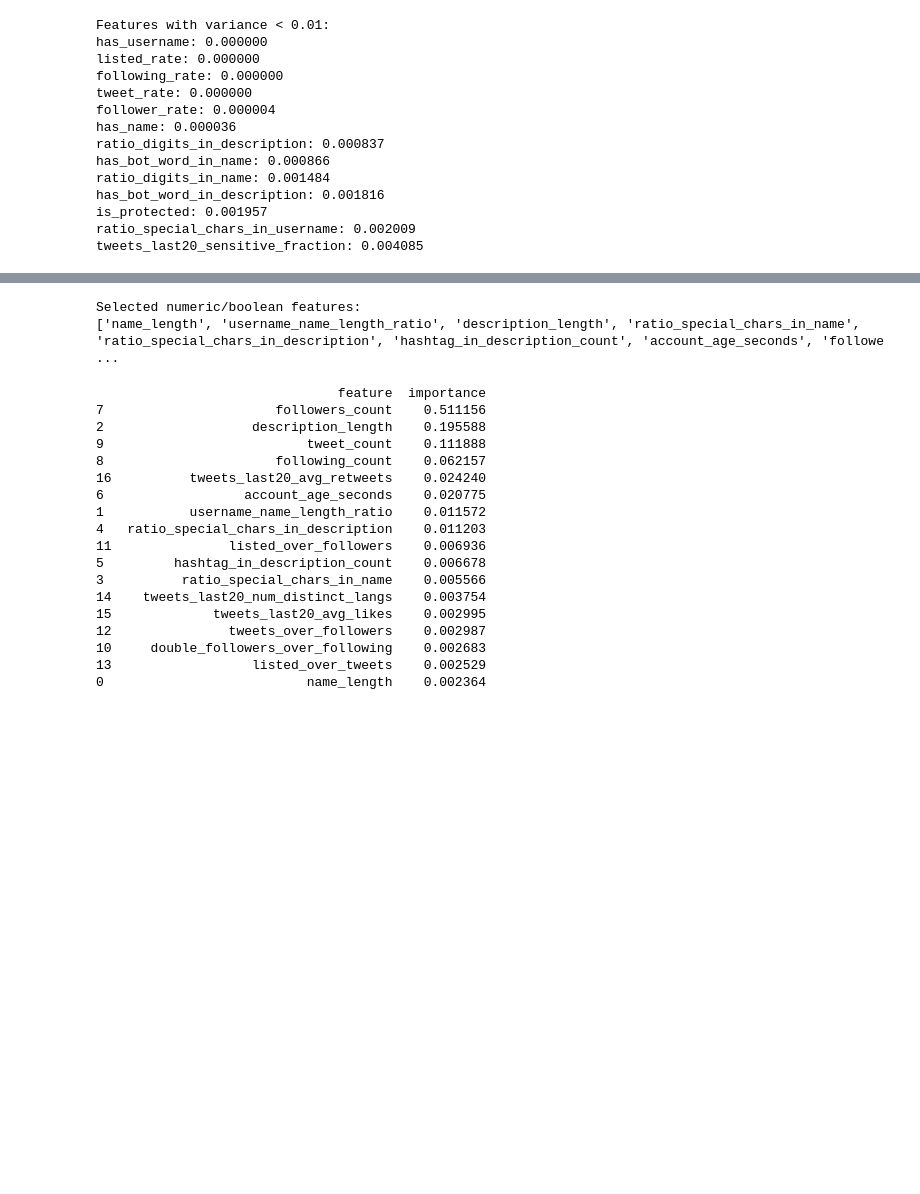
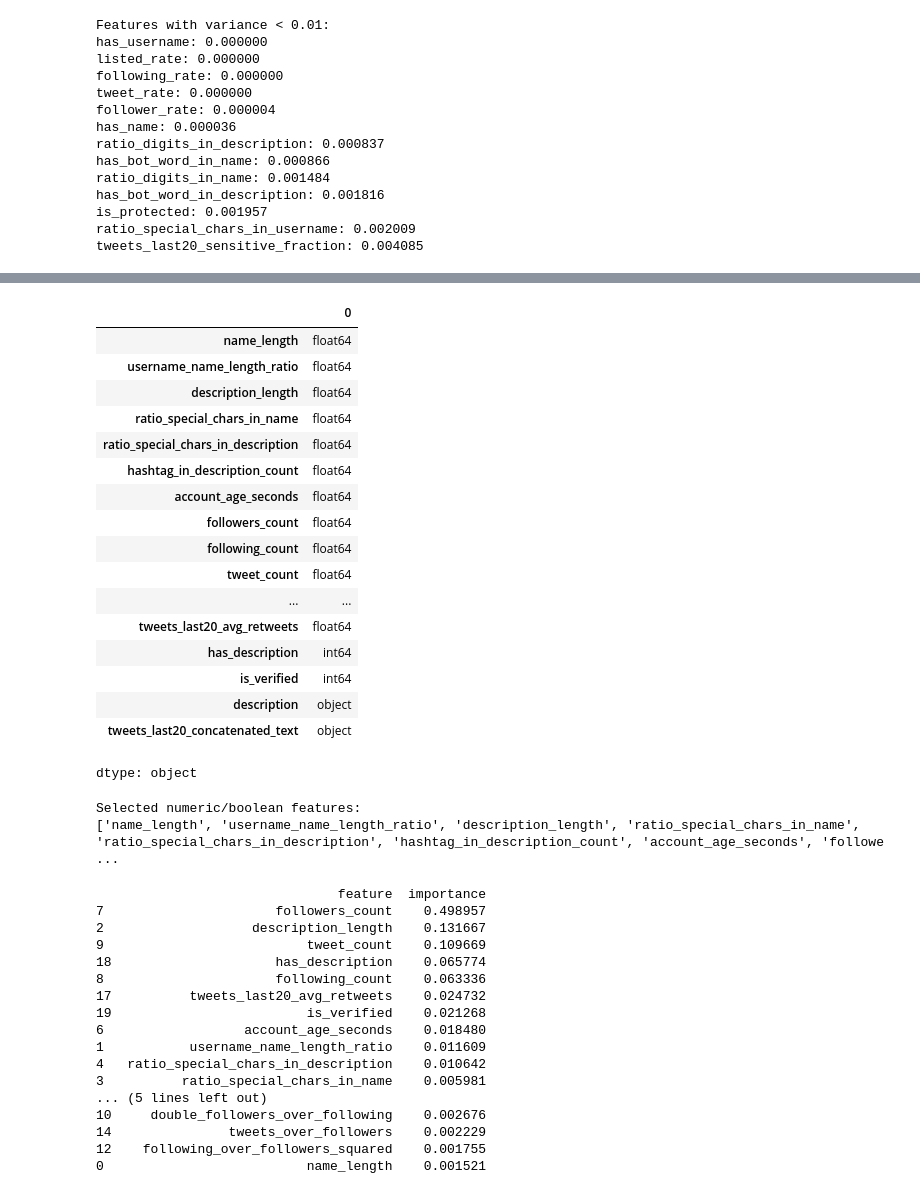
Before and after one commit to julwdo/NLP-project, a Jupyter notebook: NLP_Project_JW_Main.ipynb, the cells around one changed output, grey strips where cells are left out. Saved outputs shown, nothing was run; the diff lists cells and outputs as text; code cells hidden in the pictures; blank space fills up the shorter version.

```diff
--- a/NLP_Project_JW_Main.ipynb
+++ b/NLP_Project_JW_Main.ipynb
@@ -288,2 +281,23 @@ X_train_preprocessed_df.head(2)
+# %%
+X_train_selected_df.dtypes
+# %% [output]
+|  | 0 |
+| name_length | float64 |
+| username_name_length_ratio | float64 |
+| description_length | float64 |
+| ratio_special_chars_in_name | float64 |
+| ratio_special_chars_in_description | float64 |
+| hashtag_in_description_count | float64 |
+| account_age_seconds | float64 |
+| followers_count | float64 |
+| following_count | float64 |
+| tweet_count | float64 |
+| ... | ... |
+| tweets_last20_avg_retweets | float64 |
+| has_description | int64 |
+| is_verified | int64 |
+| description | object |
+| tweets_last20_concatenated_text | object |
+dtype: object
 # %%
 print("Selected numeric/boolean features:")
@@ -292,31 +306,30 @@ print(list(selected_num_cols) + list(selected_bool_cols))
 Selected numeric/boolean features:
 ['name_length', 'username_name_length_ratio', 'description_length', 'ratio_special_chars_in_name', 'ratio_special_chars_in_description', 'hashtag_in_description_count', 'account_age_seconds', 'followe ...
 # %%
-# Check feature importances -> numeric columns
-importances_num = sfm_num.estimator_.feature_importances_[model_mask_num]
+# Check feature importances
+importances = sfm.estimator_.feature_importances_[model_mask]
 
-feat_importances_num = pd.DataFrame({
-    "feature": selected_num_cols,
-    "importance": importances_num
+feat_importances = pd.DataFrame({
+    "feature": num_bool_cols_selected,
+    "importance": importances
 }).sort_values(by="importance", ascending=False)
 
-print(feat_importances_num)
+print(feat_importances)
 # %% [output]
                                feature  importance
-7                      followers_count    0.511156
-2                   description_length    0.195588
-9                          tweet_count    0.111888
-8                      following_count    0.062157
-16          tweets_last20_avg_retweets    0.024240
-6                  account_age_seconds    0.020775
-1           username_name_length_ratio    0.011572
-4   ratio_special_chars_in_description    0.011203
-11               listed_over_followers    0.006936
-5         hashtag_in_description_count    0.006678
-3          ratio_special_chars_in_name    0.005566
-14    tweets_last20_num_distinct_langs    0.003754
-15             tweets_last20_avg_likes    0.002995
-12               tweets_over_followers    0.002987
-10     double_followers_over_following    0.002683
-13                  listed_over_tweets    0.002529
-0                          name_length    0.002364
+7                      followers_count    0.498957
+2                   description_length    0.131667
+9                          tweet_count    0.109669
+18                     has_description    0.065774
+8                      following_count    0.063336
+17          tweets_last20_avg_retweets    0.024732
+19                         is_verified    0.021268
+6                  account_age_seconds    0.018480
+1           username_name_length_ratio    0.011609
+4   ratio_special_chars_in_description    0.010642
+3          ratio_special_chars_in_name    0.005981
+... (5 lines left out)
+10     double_followers_over_following    0.002676
+14               tweets_over_followers    0.002229
+12    following_over_followers_squared    0.001755
+0                          name_length    0.001521
```
Also changed, not shown: parts of 8 cells of this notebook.
